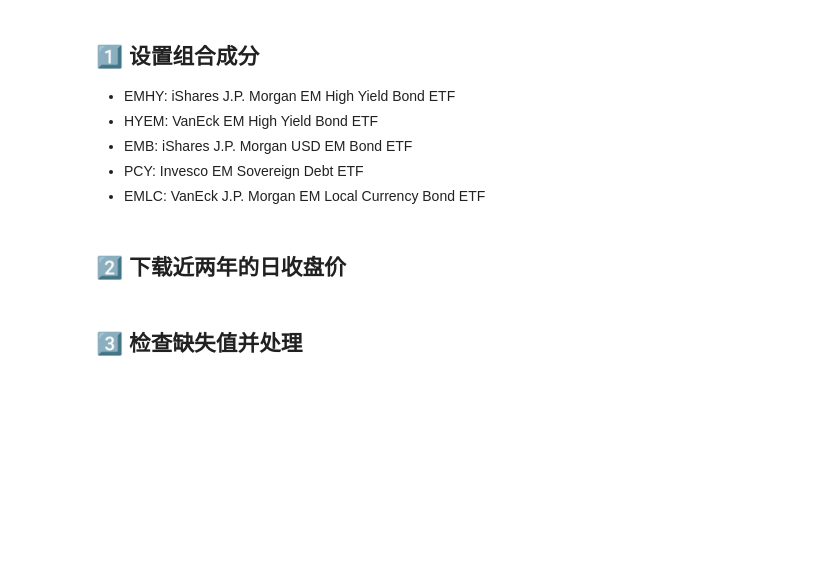
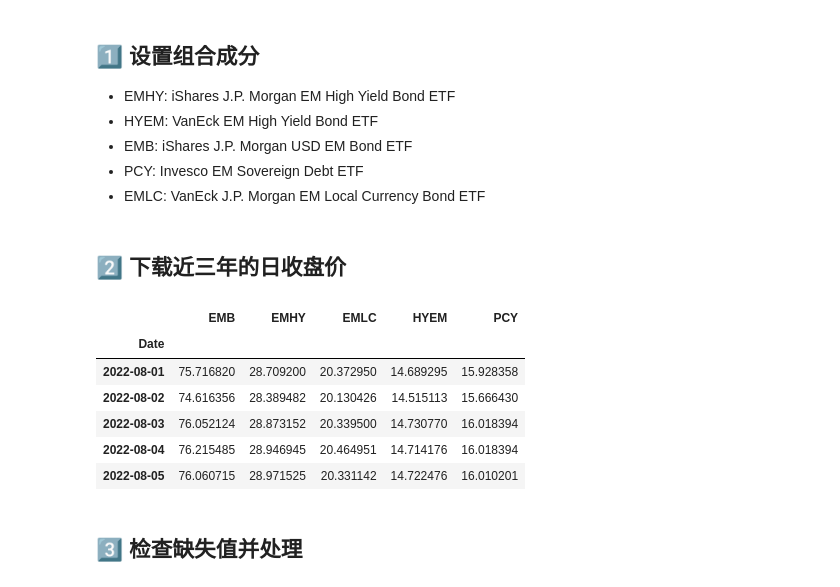
Before and after one commit to jumoalter/Coding-For-Finance, a Jupyter notebook: VaR_calculation_demo.ipynb, the cells around one changed output. Cells and saved outputs as stored; diff of their text form; code cells hidden in the pictures; blank space fills up the shorter version.

```diff
--- a/VaR_calculation_demo.ipynb
+++ b/VaR_calculation_demo.ipynb
@@ -27,12 +24,19 @@ plt.style.use('seaborn-vintage')
 tickers = ['EMHY', 'HYEM', 'EMB', 'PCY', 'EMLC']
 # %% [markdown]
-## 2️⃣ 下载近两年的日收盘价
+## 2️⃣ 下载近三年的日收盘价
 # %%
-
-raw = yf.download(tickers, start='2022-08-01', end='2025-07-01')
+raw = yf.download(tickers, start='2022-08-01', end='2025-07-01', progress=False)
 prices = raw['Close']
 prices.columns.name = None  # 移除列名多层索引，使 DataFrame 更清晰
 prices.head()
+# %% [output]
+|  | EMB | EMHY | EMLC | HYEM | PCY |
+| Date |  |  |  |  |  |
+| 2022-08-01 | 75.716820 | 28.709200 | 20.372950 | 14.689295 | 15.928358 |
+| 2022-08-02 | 74.616356 | 28.389482 | 20.130426 | 14.515113 | 15.666430 |
+| 2022-08-03 | 76.052124 | 28.873152 | 20.339500 | 14.730770 | 16.018394 |
+| 2022-08-04 | 76.215485 | 28.946945 | 20.464951 | 14.714176 | 16.018394 |
+| 2022-08-05 | 76.060715 | 28.971525 | 20.331142 | 14.722476 | 16.010201 |
 # %% [markdown]
 ## 3️⃣ 检查缺失值并处理
 # %%
```
Also changed, not shown: parts of 7 cells of this notebook.
